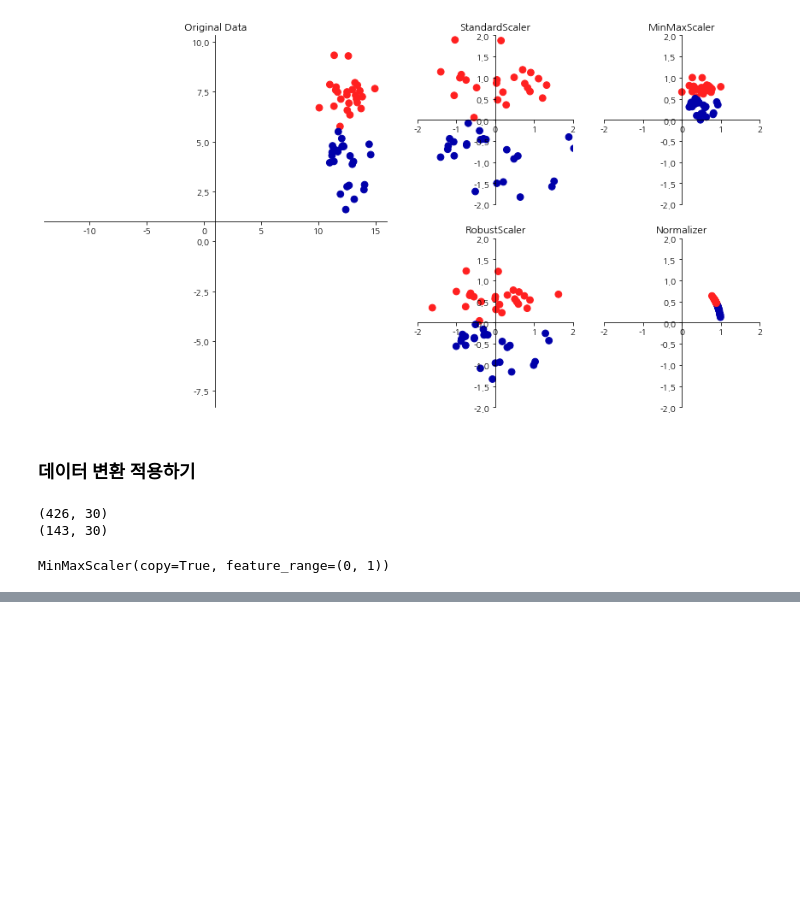
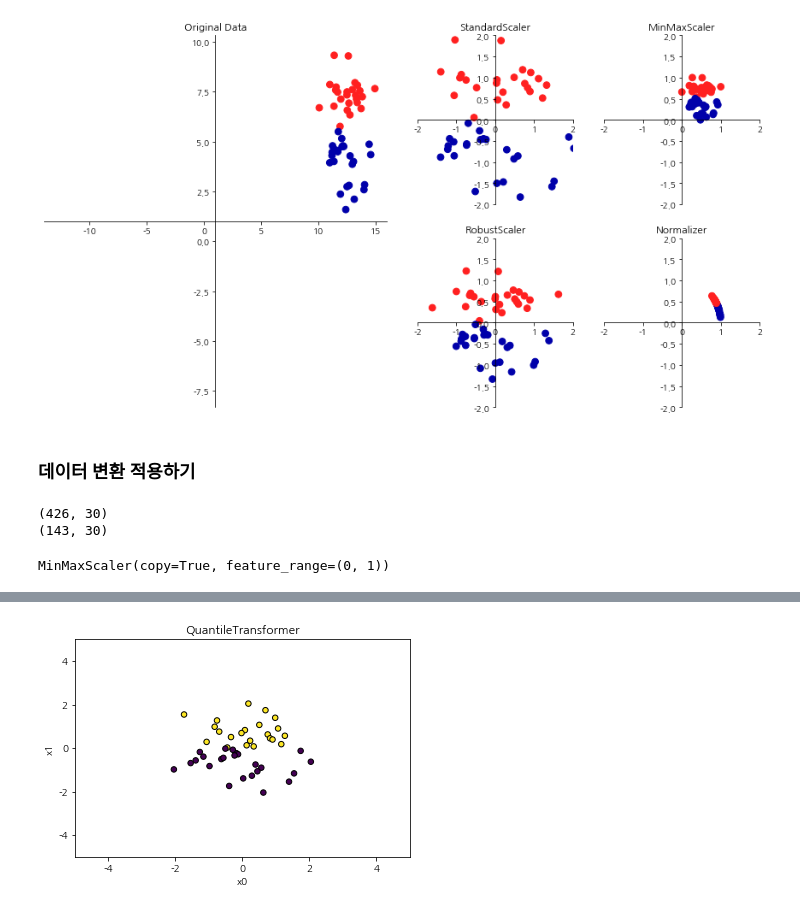
Before and after one commit to sdlee1026/machine, a Jupyter notebook: models/Unsupervised_Learning/unsupervied_basic.ipynb, the cells around one changed output, grey strips where cells are left out. Drawn from its saved outputs; the diff is of its cells as text; code cells hidden in the pictures; blank space fills up the shorter version.

```diff
--- a/models/Unsupervised_Learning/unsupervied_basic.ipynb
+++ b/models/Unsupervised_Learning/unsupervied_basic.ipynb
@@ -133,0 +254,15 @@ MinMaxScaler(copy=True, feature_range=(0, 1))
+# %%
+# QuantileTransformer 는 output_distribution 매개변수에서 normal로 지정하여, 균등 분포가 아니라, 정규 분포로 출력을 바꿀 수도 있음
+
+scaler = QuantileTransformer(output_distribution='normal')
+X_trans = scaler.fit_transform(X)
+
+plt.scatter(X_trans[:,0], X_trans[:,1], c=y, s=30, edgecolors='black')
+plt.xlim(-5,5)
+plt.xlabel('x0')
+plt.ylim(-5,5)
+plt.ylabel('x1')
+plt.title(type(scaler).__name__)
+plt.show()
+# %% [output]
+[figure, added]
```
Also changed, not shown: parts of 24 cells of this notebook.
